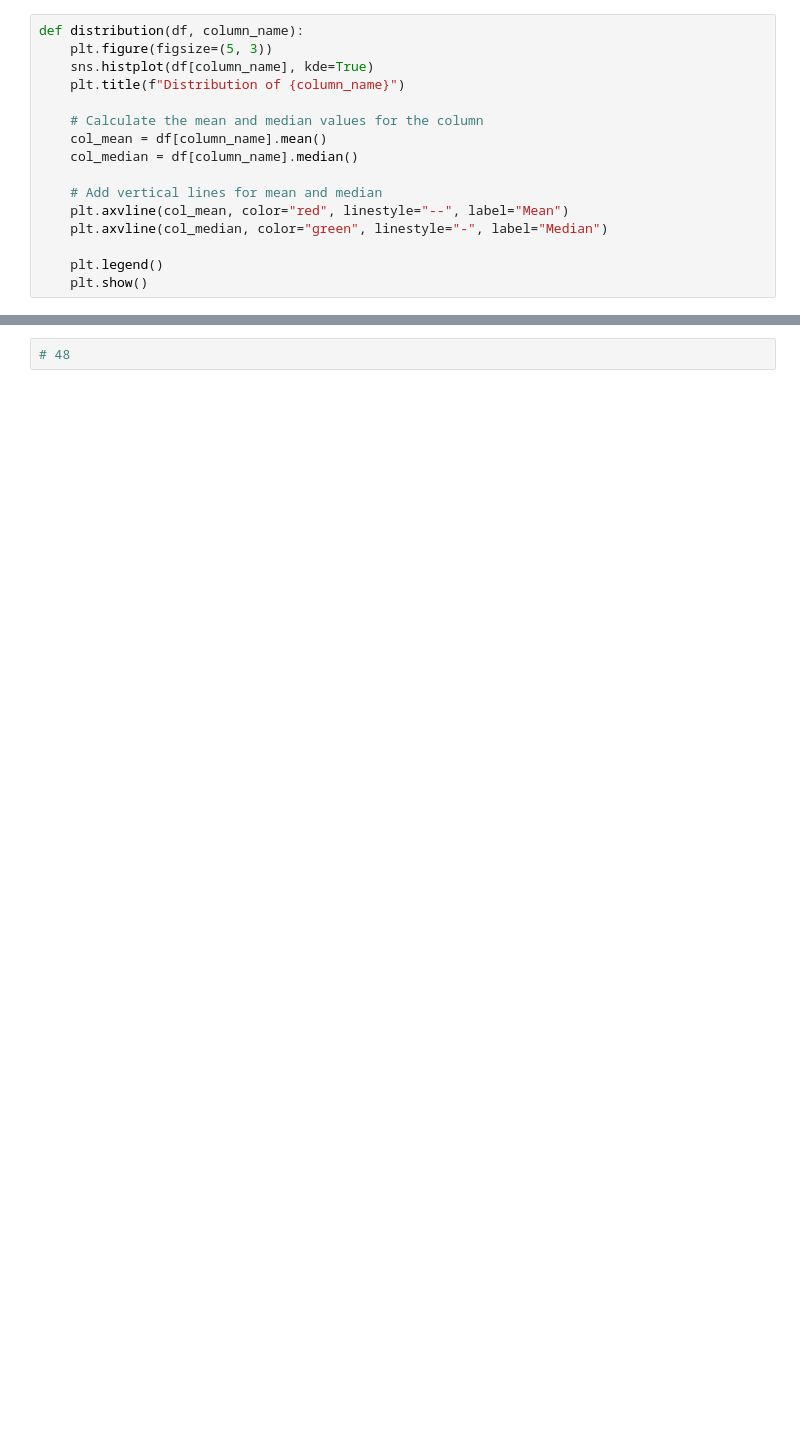
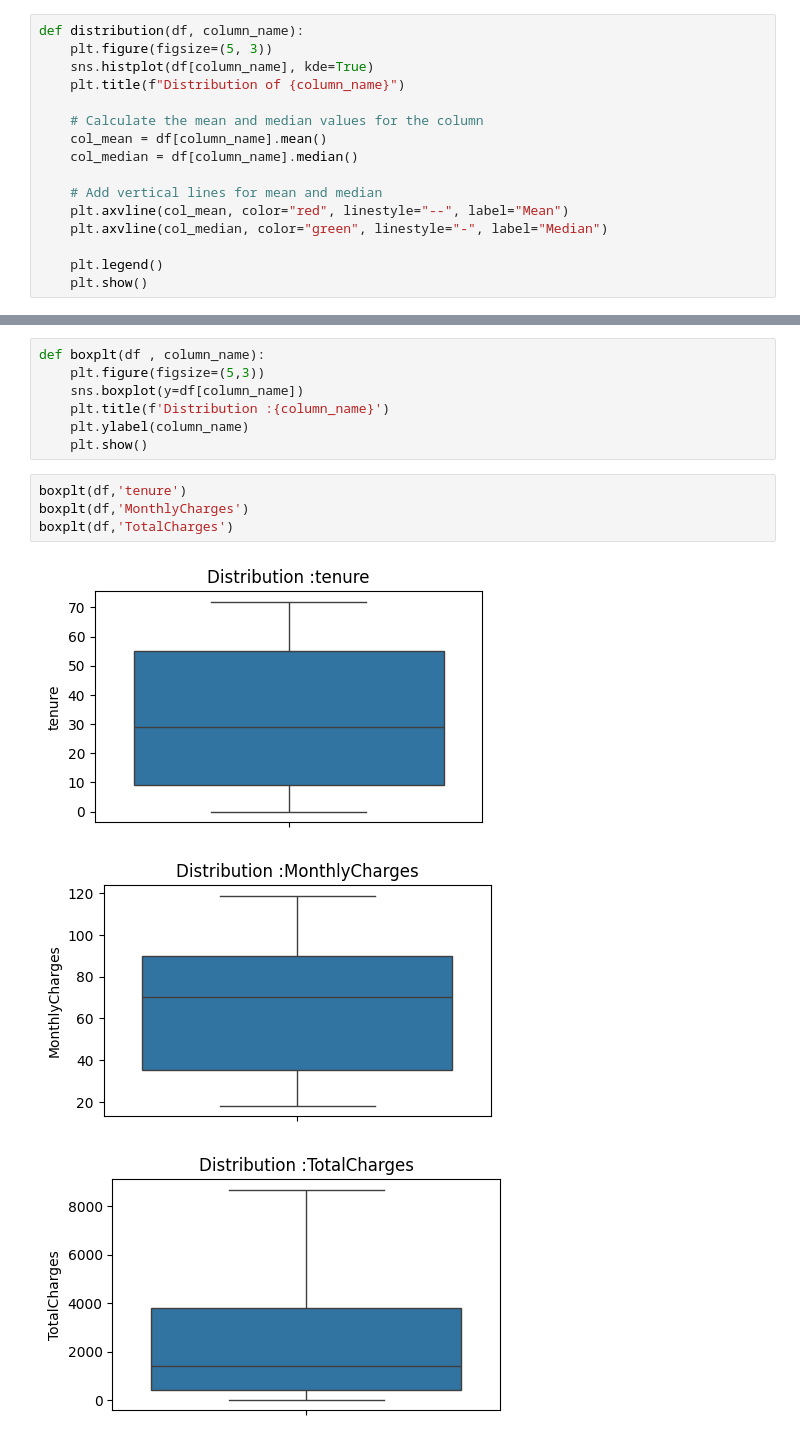
Before and after one commit to ranashahzaib12/customer-churn-prediction, a Jupyter notebook: notebooks/churn.ipynb, the cells around one changed output, grey strips where cells are left out. Cells and saved outputs as stored; diff of their text form; blank space fills up the shorter version.

```diff
--- a/notebooks/churn.ipynb
+++ b/notebooks/churn.ipynb
@@ -84,2 +188,15 @@ distribution(df,'TotalCharges')
-# %%
-# 48
+# %%
+def boxplt(df , column_name):
+    plt.figure(figsize=(5,3))
+    sns.boxplot(y=df[column_name])
+    plt.title(f'Distribution :{column_name}')
+    plt.ylabel(column_name)
+    plt.show()
+# %%
+boxplt(df,'tenure')
+boxplt(df,'MonthlyCharges')
+boxplt(df,'TotalCharges')
+# %% [output]
+[figure, added]
+[figure, added]
+[figure, added]
```
Also changed, not shown: parts of 40 cells of this notebook, 2 other files.
